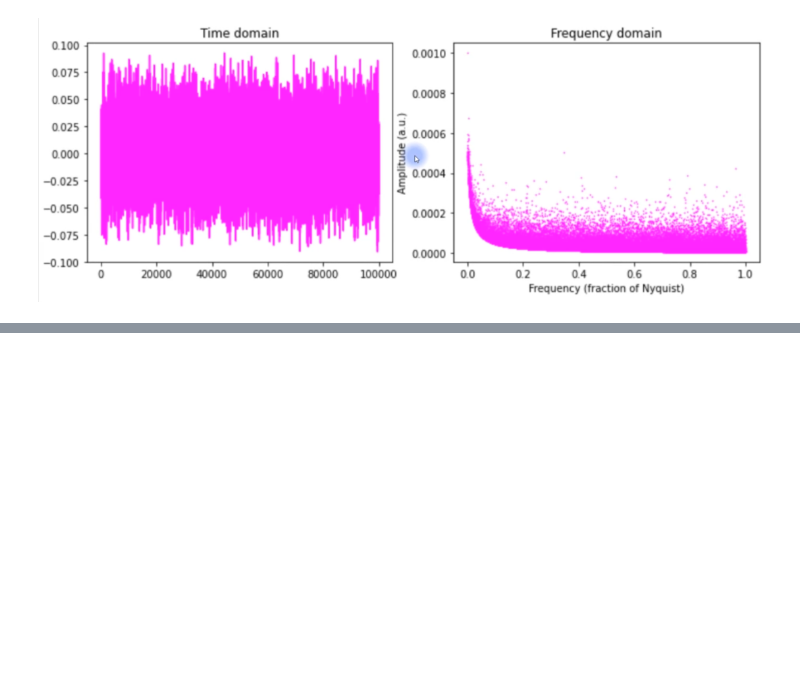
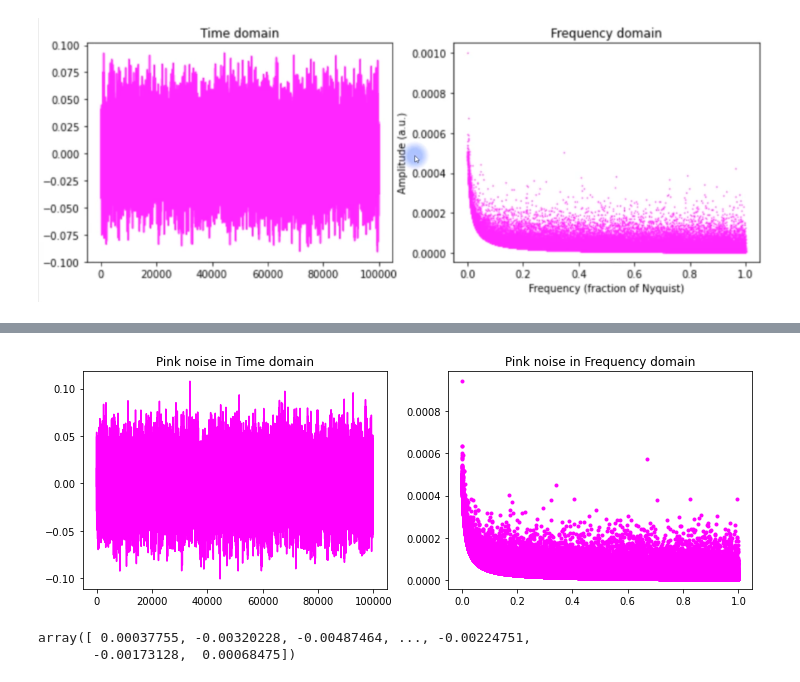
Before and after one commit to dantebarross/scientific-projects-with-python, a Jupyter notebook: The_colorful_rainbow_of_noise.ipynb, the cells around one changed output, grey strips where cells are left out. Saved outputs shown, nothing was run; the diff lists cells and outputs as text; code cells hidden in the pictures; blank space fills up the shorter version.

```diff
--- a/The_colorful_rainbow_of_noise.ipynb
+++ b/The_colorful_rainbow_of_noise.ipynb
@@ -94,0 +134,27 @@ Pink noise looks a lot like white noise. It's just randomic data points in Time
+# %%
+pink_noise_X = np.abs(fftpack.fft(pink_noise)) / npnts
+
+fig, ax = plt.subplots(1, 2, figsize=[12, 4])
+ax[0].plot(pink_noise, color=[1, 0, 1])
+ax[0].set_title('Pink noise in Time domain')
+
+ax[1].plot(frex, pink_noise_X[:len(frex)], '.', color=[1, 0, 1])
+ax[1].set_title('Pink noise in Frequency domain')
+
+plt.show()
+# %% [output]
+[figure, added]
+# %%
+# blue noise
+
+fc_amp = np.linspace(1, 3, int(npnts / 2 + 1)) + np.random.randn(int(npnts / 2 + 1)) ** 2 / 5
+fc_phs = 2 * np.pi * np.random.randn(int(npnts / 2 + 1))
+
+FourierSpect = np.zeros(npnts, dtype=complex)
+FourierSpect[:int(npnts / 2 + 1)] = fc_amp * np.exp(1j * fc_phs) # 1j = square root of -1
+
+blue_noise = np.real(fftpack.ifft(FourierSpect))
+blue_noise
+# %% [output]
+array([ 0.00037755, -0.00320228, -0.00487464, ..., -0.00224751,
+       -0.00173128,  0.00068475])
```
Also changed, not shown: parts of 26 cells of this notebook.
